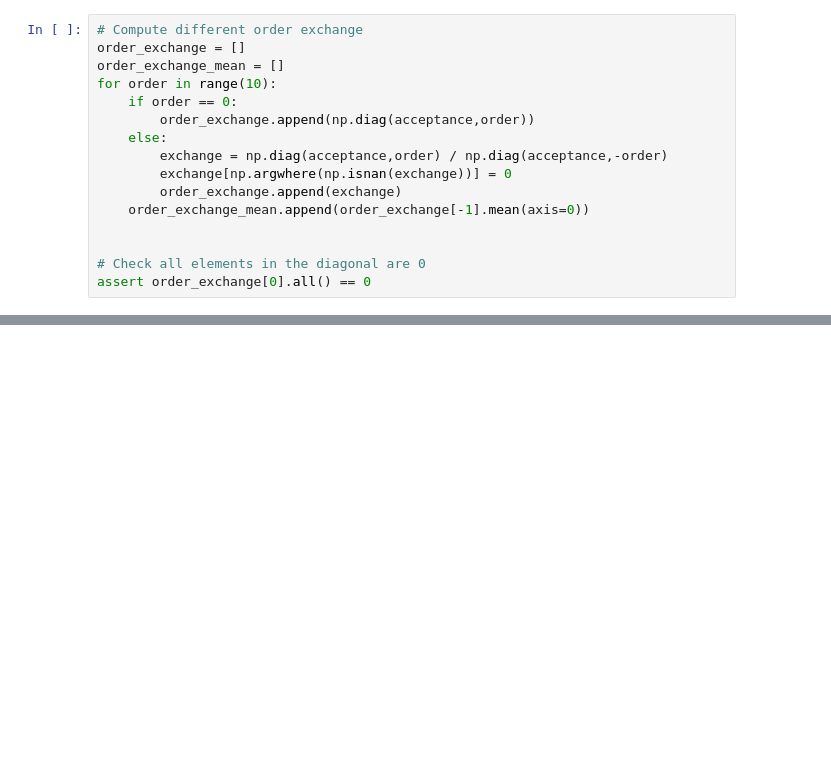
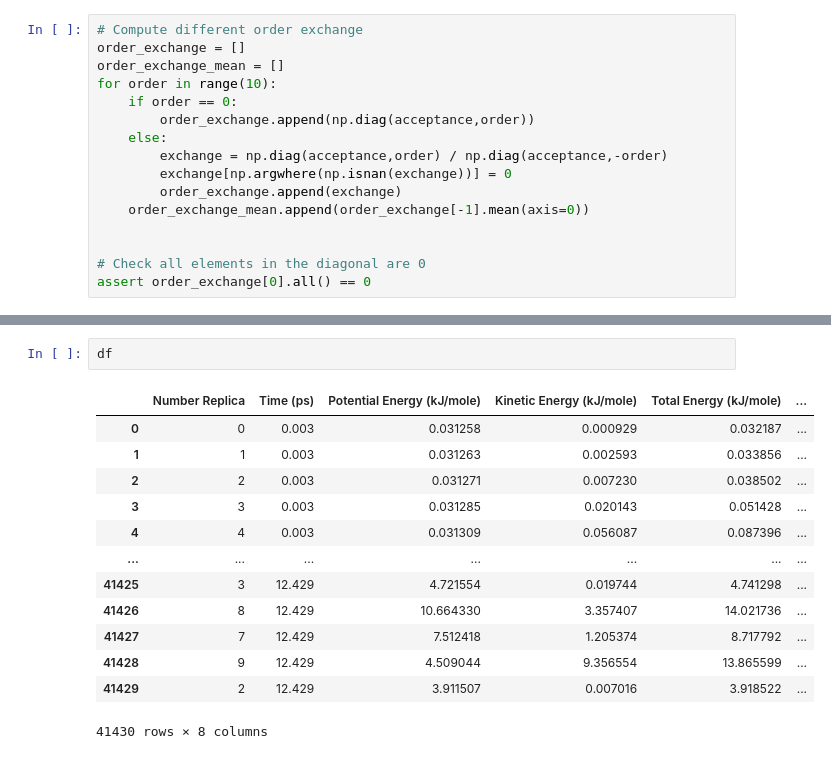
Before and after one commit to jacopoventurin/replica1, a Jupyter notebook: analysis_save.ipynb, the cells around one changed output, grey strips where cells are left out. Drawn from its saved outputs; the diff is of its cells as text; blank space fills up the shorter version.

```diff
--- a/analysis_save.ipynb
+++ b/analysis_save.ipynb
@@ -84,0 +85,16 @@ plt.plot()
+# %%
+df
+# %% [output]
+|  | Number Replica | Time (ps) | Potential Energy (kJ/mole) | Kinetic Energy (kJ/mole) | Total Energy (kJ/mole) | ... |
+| 0 | 0 | 0.003 | 0.031258 | 0.000929 | 0.032187 | ... |
+| 1 | 1 | 0.003 | 0.031263 | 0.002593 | 0.033856 | ... |
+| 2 | 2 | 0.003 | 0.031271 | 0.007230 | 0.038502 | ... |
+| 3 | 3 | 0.003 | 0.031285 | 0.020143 | 0.051428 | ... |
+| 4 | 4 | 0.003 | 0.031309 | 0.056087 | 0.087396 | ... |
+| ... | ... | ... | ... | ... | ... | ... |
+| 41425 | 3 | 12.429 | 4.721554 | 0.019744 | 4.741298 | ... |
+| 41426 | 8 | 12.429 | 10.664330 | 3.357407 | 14.021736 | ... |
+| 41427 | 7 | 12.429 | 7.512418 | 1.205374 | 8.717792 | ... |
+| 41428 | 9 | 12.429 | 4.509044 | 9.356554 | 13.865599 | ... |
+| 41429 | 2 | 12.429 | 3.911507 | 0.007016 | 3.918522 | ... |
+41430 rows × 8 columns
```
Also changed, not shown: parts of 5 cells of this notebook, 6 other files.
